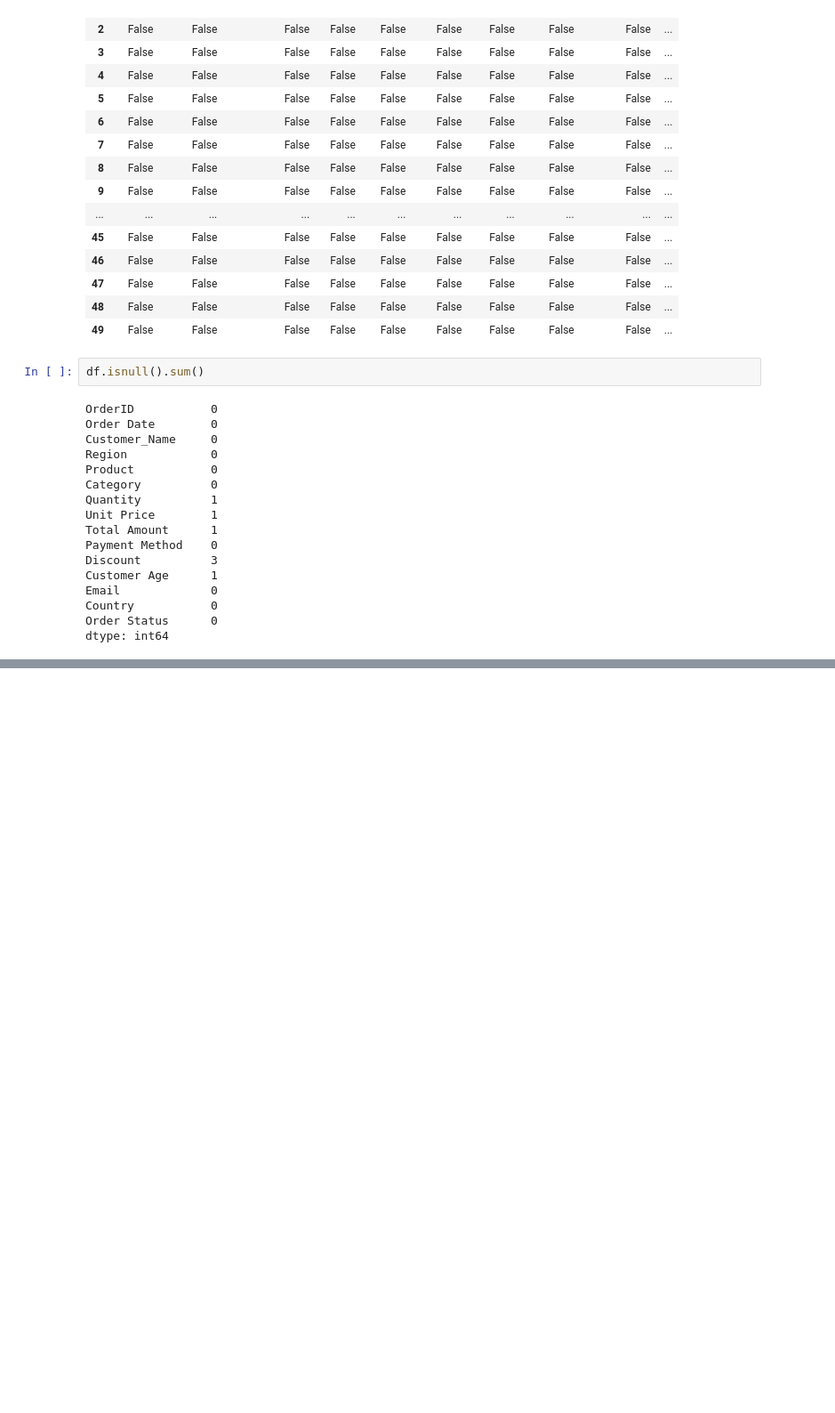
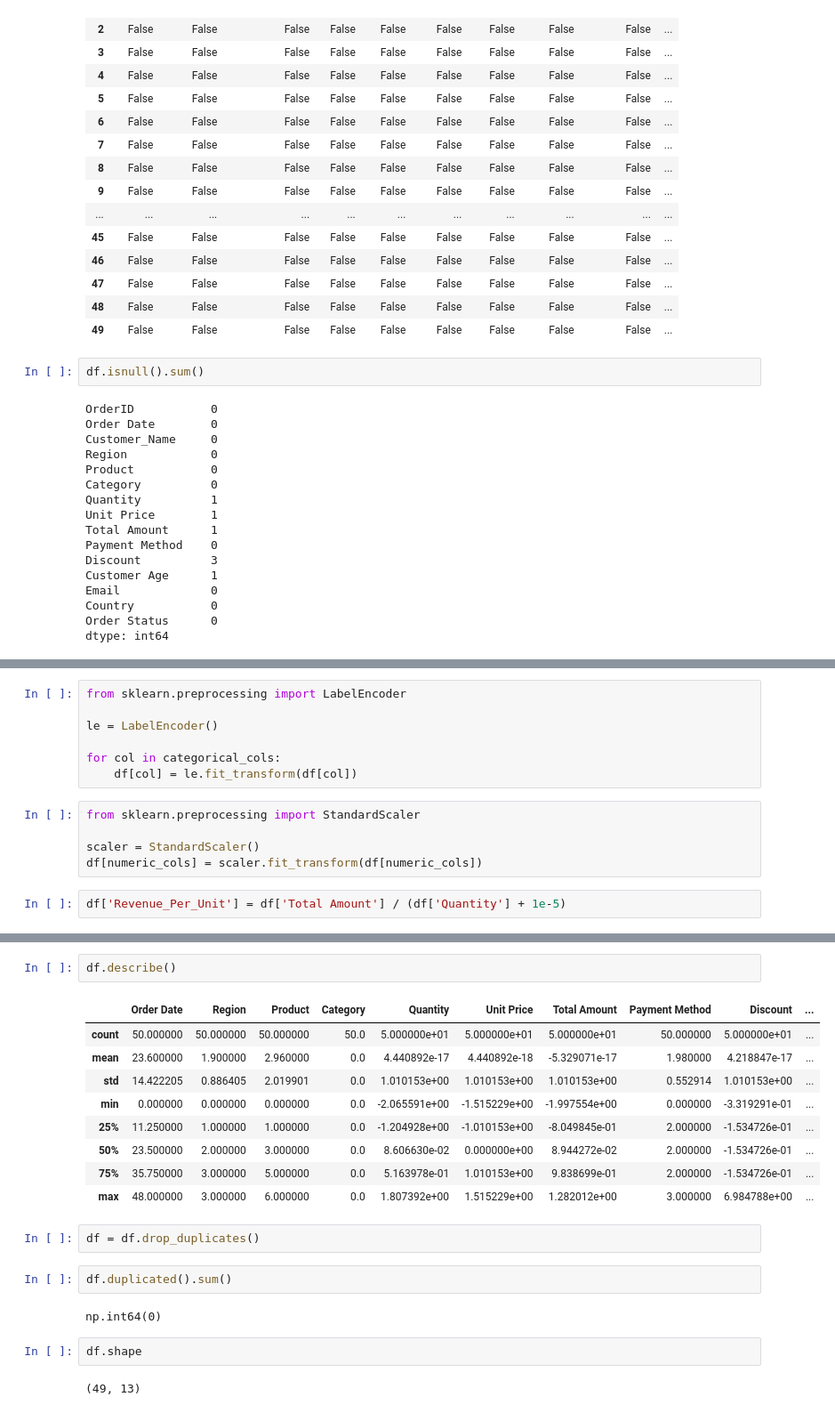
Before and after one commit to NJ-Zerin/AI_Engineer_Training, a Jupyter notebook: ML/ml_day1_pipeline.ipynb, the cells around one changed output, grey strips where cells are left out. Shown at 89% size. Cells and saved outputs as stored; diff of their text form; blank space fills up the shorter version.

```diff
--- a/ML/ml_day1_pipeline.ipynb
+++ b/ML/ml_day1_pipeline.ipynb
@@ -140,0 +203,14 @@ dtype: int64
+# %%
+from sklearn.preprocessing import LabelEncoder
+
+le = LabelEncoder()
+
+for col in categorical_cols:
+    df[col] = le.fit_transform(df[col])
+# %%
+from sklearn.preprocessing import StandardScaler
+
+scaler = StandardScaler()
+df[numeric_cols] = scaler.fit_transform(df[numeric_cols])
+# %%
+df['Revenue_Per_Unit'] = df['Total Amount'] / (df['Quantity'] + 1e-5)
@@ -140,0 +251,22 @@ dtype: int64
+# %%
+df.describe()
+# %% [output]
+|  | Order Date | Region | Product | Category | Quantity | Unit Price | Total Amount | Payment Method | Discount | ... |
+| count | 50.000000 | 50.000000 | 50.000000 | 50.0 | 5.000000e+01 | 5.000000e+01 | 5.000000e+01 | 50.000000 | 5.000000e+01 | ... |
+| mean | 23.600000 | 1.900000 | 2.960000 | 0.0 | 4.440892e-17 | 4.440892e-18 | -5.329071e-17 | 1.980000 | 4.218847e-17 | ... |
+| std | 14.422205 | 0.886405 | 2.019901 | 0.0 | 1.010153e+00 | 1.010153e+00 | 1.010153e+00 | 0.552914 | 1.010153e+00 | ... |
+| min | 0.000000 | 0.000000 | 0.000000 | 0.0 | -2.065591e+00 | -1.515229e+00 | -1.997554e+00 | 0.000000 | -3.319291e-01 | ... |
+| 25% | 11.250000 | 1.000000 | 1.000000 | 0.0 | -1.204928e+00 | -1.010153e+00 | -8.049845e-01 | 2.000000 | -1.534726e-01 | ... |
+| 50% | 23.500000 | 2.000000 | 3.000000 | 0.0 | 8.606630e-02 | 0.000000e+00 | 8.944272e-02 | 2.000000 | -1.534726e-01 | ... |
+| 75% | 35.750000 | 3.000000 | 5.000000 | 0.0 | 5.163978e-01 | 1.010153e+00 | 9.838699e-01 | 2.000000 | -1.534726e-01 | ... |
+| max | 48.000000 | 3.000000 | 6.000000 | 0.0 | 1.807392e+00 | 1.515229e+00 | 1.282012e+00 | 3.000000 | 6.984788e+00 | ... |
+# %%
+df = df.drop_duplicates()
+# %%
+df.duplicated().sum()
+# %% [output]
+np.int64(0)
+# %%
+df.shape
+# %% [output]
+(49, 13)
```
Also changed, not shown: parts of 22 cells of this notebook, 6 other files.
